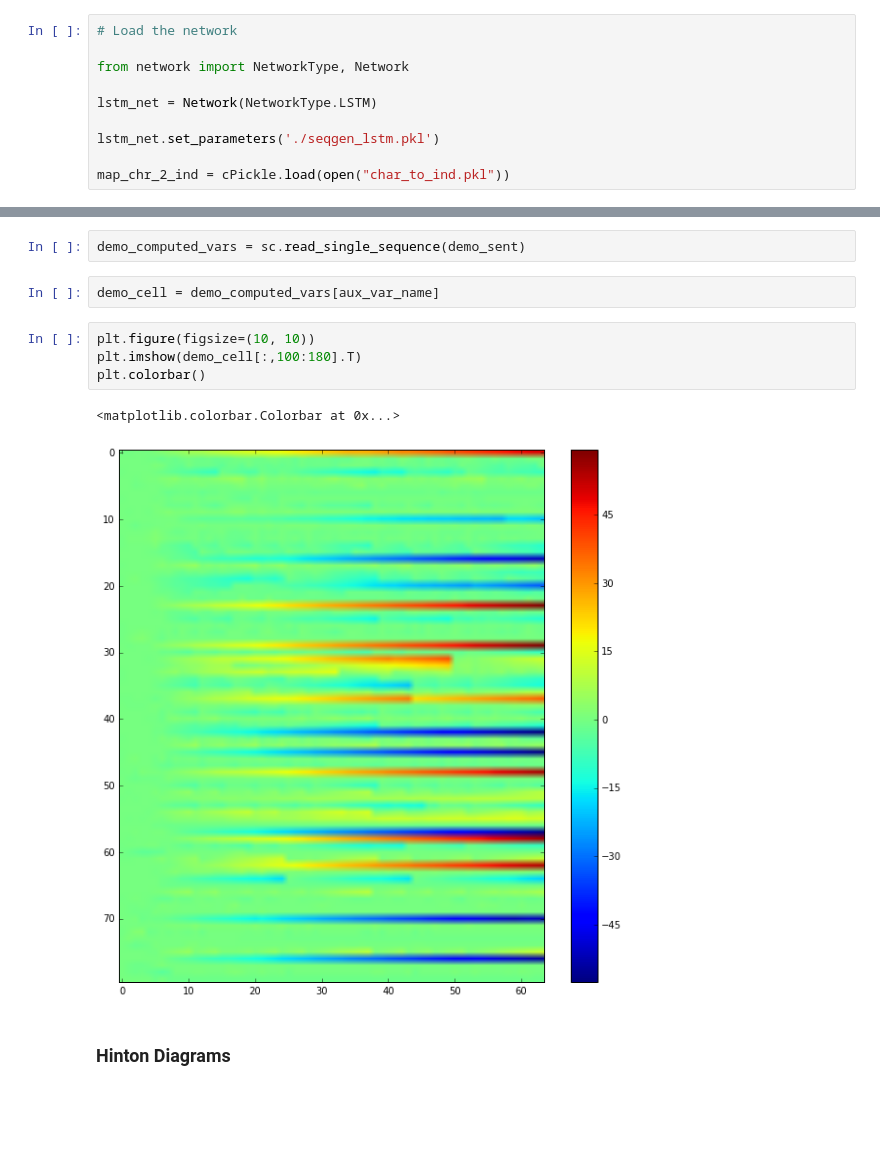
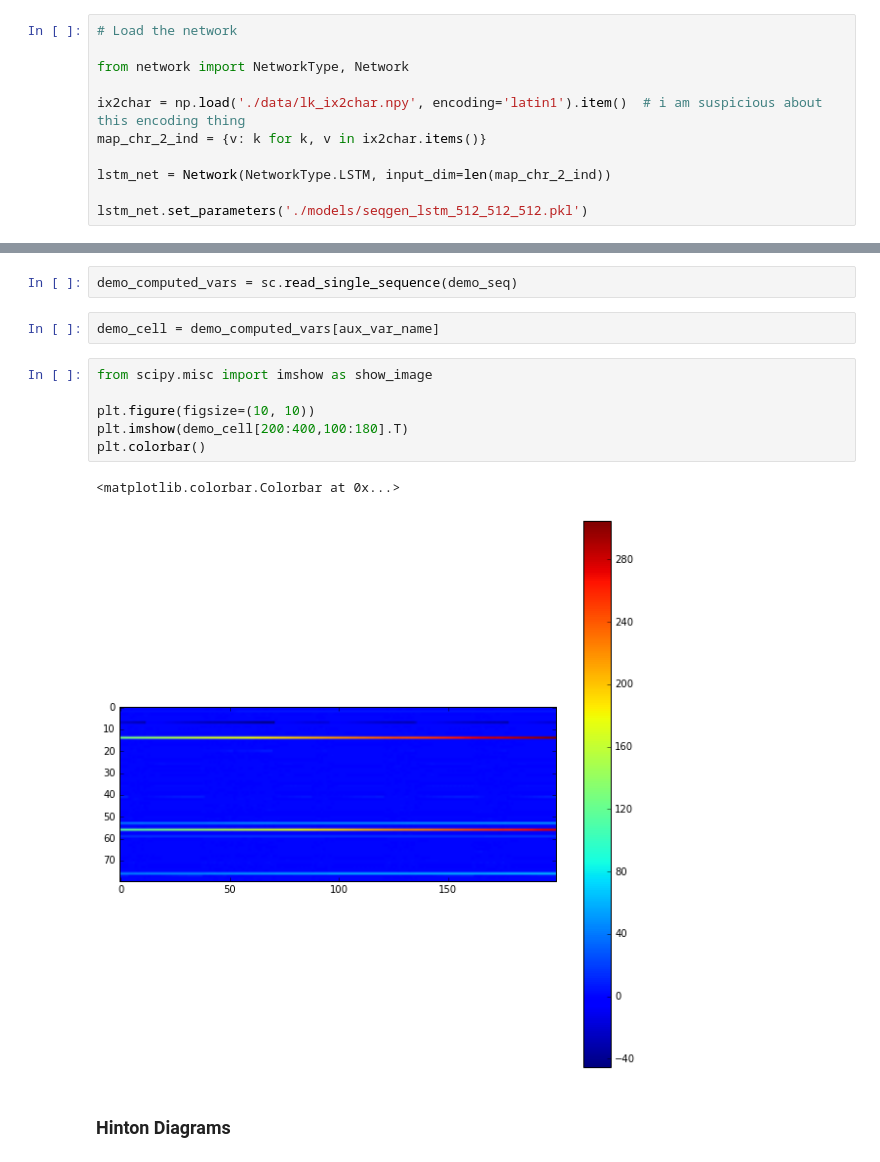
Before and after one commit to Copper-Head/the-three-stooges, a Jupyter notebook: Sandbox.ipynb, the cells around one changed output, grey strips where cells are left out. Cells and saved outputs as stored; diff of their text form; blank space fills up the shorter version.

Commit message:
found little things#

```diff
--- a/Sandbox.ipynb
+++ b/Sandbox.ipynb
@@ -15,11 +15,12 @@ import numpy as np
 
 from network import NetworkType, Network
 
-lstm_net = Network(NetworkType.LSTM)
+ix2char = np.load('./data/lk_ix2char.npy', encoding='latin1').item()  # i am suspicious about this encoding thing
+map_chr_2_ind = {v: k for k, v in ix2char.items()}
 
-lstm_net.set_parameters('./seqgen_lstm.pkl')
+lstm_net = Network(NetworkType.LSTM, input_dim=len(map_chr_2_ind))
 
-map_chr_2_ind = cPickle.load(open("char_to_ind.pkl"))
+lstm_net.set_parameters('./models/seqgen_lstm_512_512_512.pkl')
 # %%
 # Set up state computer
 
@@ -111,14 +118,16 @@ second_demo_sent = "cats eat flies"
 # %%
-demo_computed_vars = sc.read_single_sequence(demo_sent)
+demo_computed_vars = sc.read_single_sequence(demo_seq)
 # %%
 demo_cell = demo_computed_vars[aux_var_name]
 # %%
+from scipy.misc import imshow as show_image
+
 plt.figure(figsize=(10, 10))
-plt.imshow(demo_cell[:,100:180].T)
+plt.imshow(demo_cell[200:400,100:180].T)
 plt.colorbar()
 # %% [output]
 <matplotlib.colorbar.Colorbar at 0x...>
-[figure, old version]
+[figure, new version]
 # %% [markdown]
 ### Hinton Diagrams
 # %%
```
Also changed, not shown: parts of 10 cells of this notebook.
